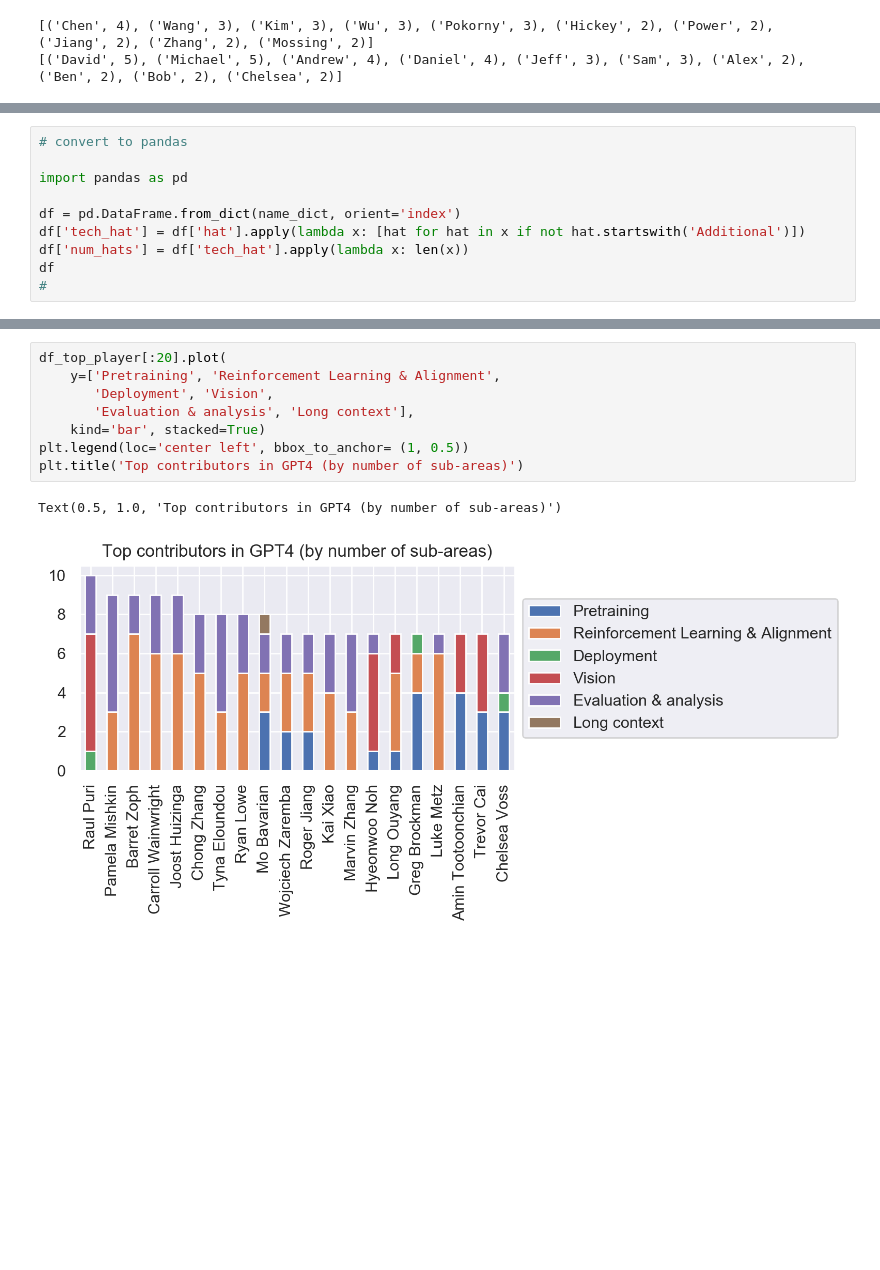
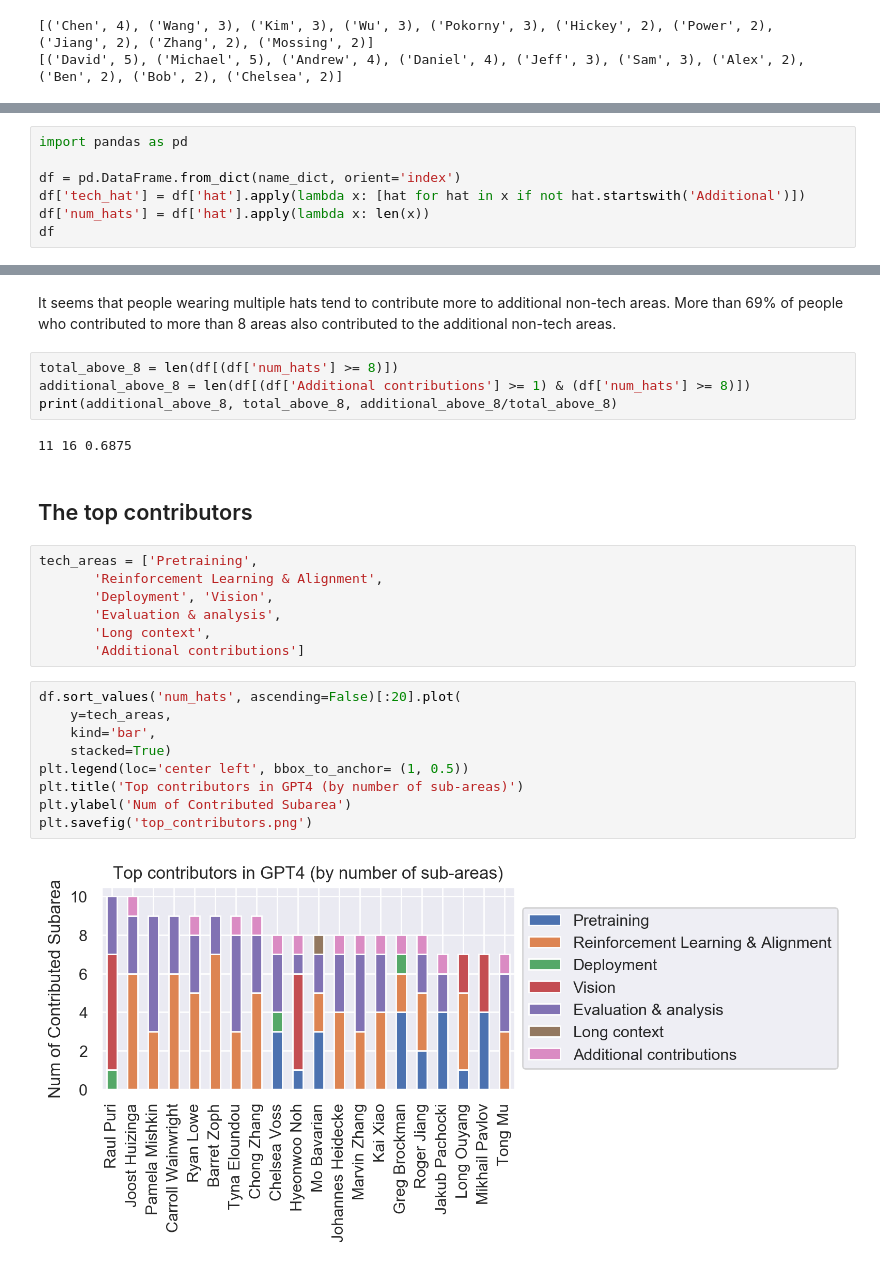
Before and after one commit to patrick-llgc/Learning-Deep-Learning, a Jupyter notebook: openai_orgchart/openai_orgchart.ipynb, the cells around one changed output, grey strips where cells are left out. Saved outputs shown, nothing was run; the diff lists cells and outputs as text; blank space fills up the shorter version.

```diff
--- a/openai_orgchart/openai_orgchart.ipynb
+++ b/openai_orgchart/openai_orgchart.ipynb
@@ -149,0 +144,7 @@ print(Counter(firstnames).most_common(10))
+# %%
+import pandas as pd
+
+df = pd.DataFrame.from_dict(name_dict, orient='index')
+df['tech_hat'] = df['hat'].apply(lambda x: [hat for hat in x if not hat.startswith('Additional')])
+df['num_hats'] = df['hat'].apply(lambda x: len(x))
+df
@@ -162,10 +255,0 @@ Each member wear 2.64 hats
-# %%
-# convert to pandas
-
-import pandas as pd
-
-df = pd.DataFrame.from_dict(name_dict, orient='index')
-df['tech_hat'] = df['hat'].apply(lambda x: [hat for hat in x if not hat.startswith('Additional')])
-df['num_hats'] = df['tech_hat'].apply(lambda x: len(x))
-df
-#
@@ -218,11 +290,28 @@ plt.rcParams["figure.dpi"] = 200
+# %% [markdown]
+It seems that people wearing multiple hats tend to contribute more to additional non-tech areas. More than 69% of people who contributed to more than 8 areas also contributed to the additional non-tech areas.
+# %%
+total_above_8 = len(df[(df['num_hats'] >= 8)])
+additional_above_8 = len(df[(df['Additional contributions'] >= 1) & (df['num_hats'] >= 8)])
+print(additional_above_8, total_above_8, additional_above_8/total_above_8)
+# %% [output]
+11 16 0.6875
+# %% [markdown]
+## The top contributors
+# %%
+tech_areas = ['Pretraining',
+       'Reinforcement Learning & Alignment',
+       'Deployment', 'Vision',
+       'Evaluation & analysis',
+       'Long context',
+       'Additional contributions']
 # %%
-df_top_player[:20].plot(
-    y=['Pretraining', 'Reinforcement Learning & Alignment',
-       'Deployment', 'Vision',
-       'Evaluation & analysis', 'Long context'],
-    kind='bar', stacked=True)
+df.sort_values('num_hats', ascending=False)[:20].plot(
+    y=tech_areas,
+    kind='bar',
+    stacked=True)
 plt.legend(loc='center left', bbox_to_anchor= (1, 0.5))
 plt.title('Top contributors in GPT4 (by number of sub-areas)')
+plt.ylabel('Num of Contributed Subarea')
+plt.savefig('top_contributors.png')
 # %% [output]
-Text(0.5, 1.0, 'Top contributors in GPT4 (by number of sub-areas)')
-[figure, old version]
+[figure, new version]
```
Also changed, not shown: parts of 31 cells of this notebook, 14 other files.
